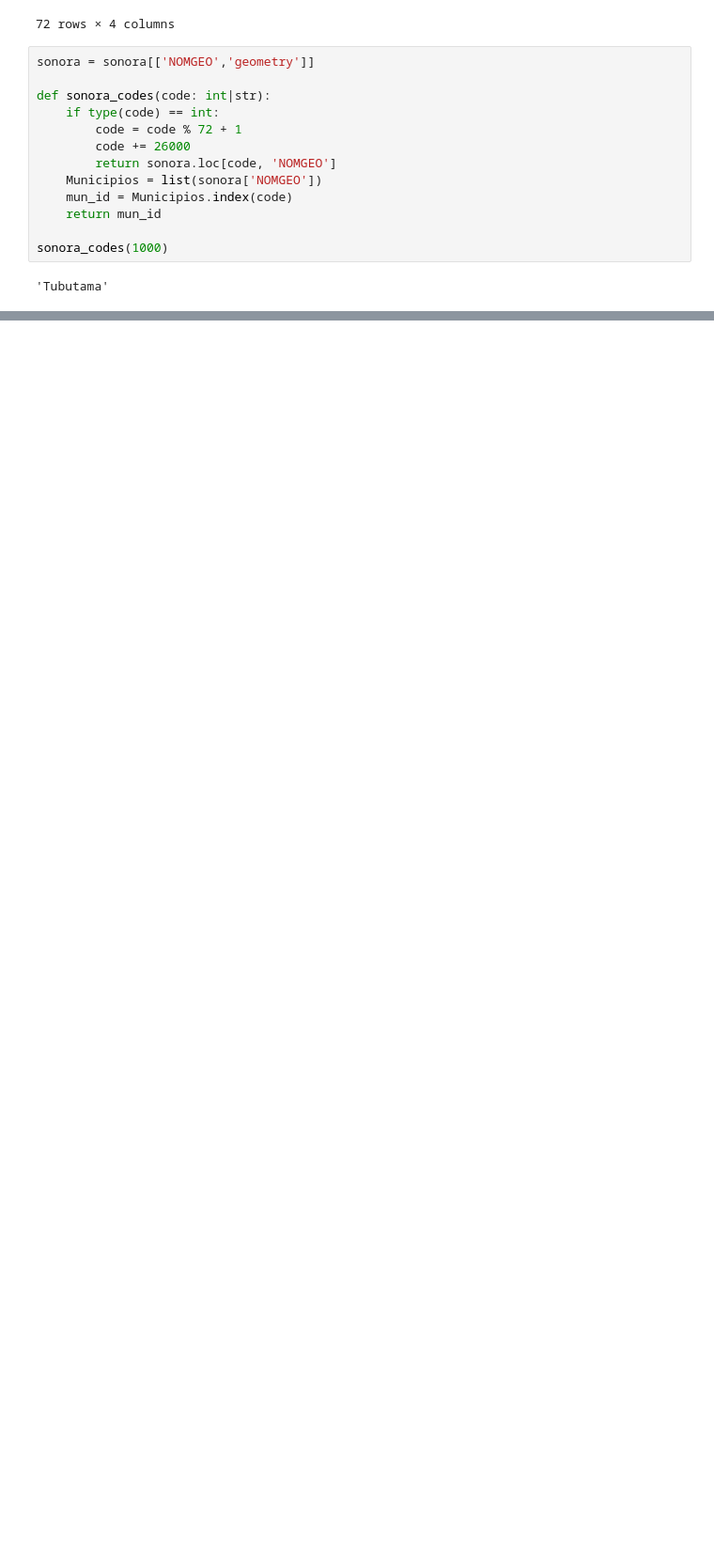
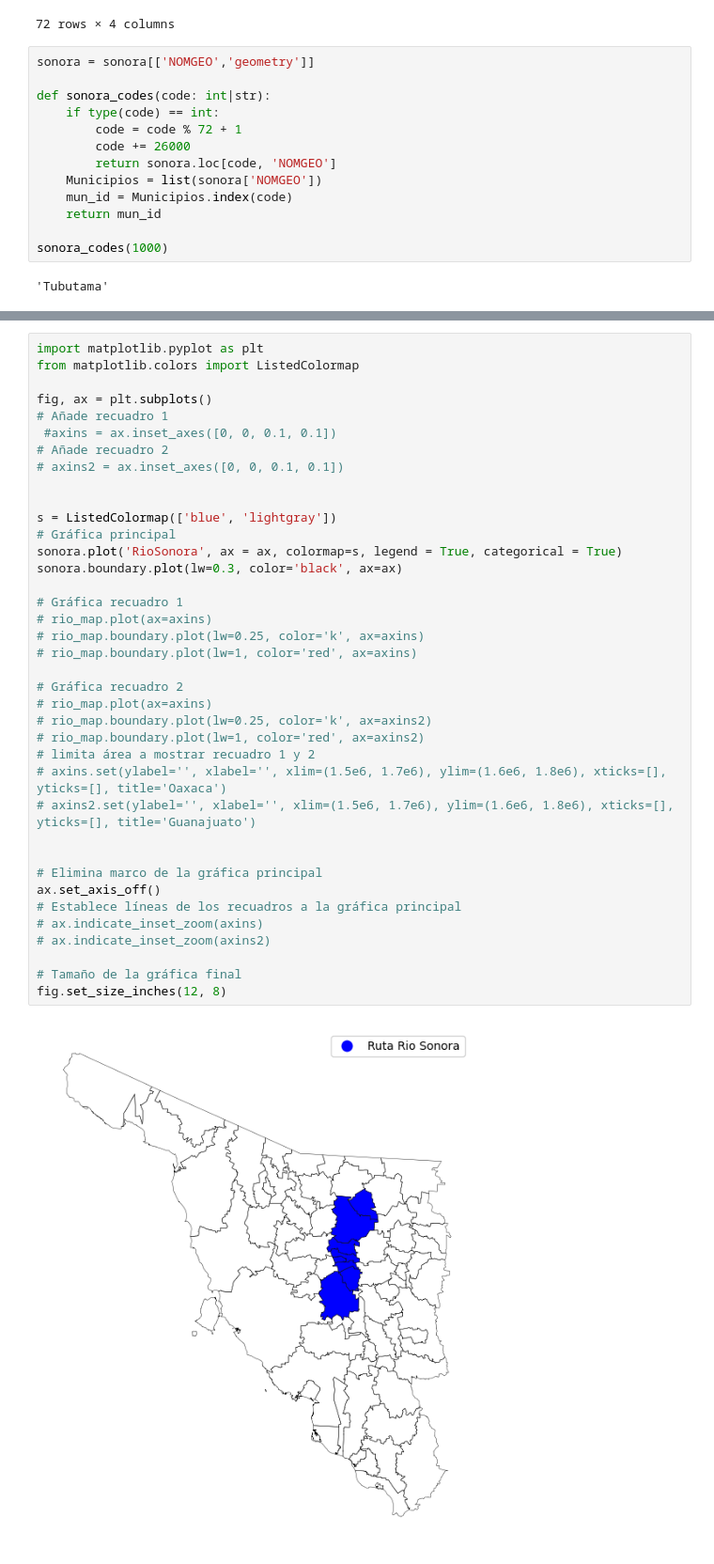
Before and after one commit to Dust1920/SIM26, a Jupyter notebook: visualization/maps_sonora.ipynb, the cells around one changed output, grey strips where cells are left out. Shown at 94% size. Cells and saved outputs as stored; diff of their text form; blank space fills up the shorter version.

```diff
--- a/visualization/maps_sonora.ipynb
+++ b/visualization/maps_sonora.ipynb
@@ -107,0 +133,40 @@ sonora_codes(1000)
+# %%
+import matplotlib.pyplot as plt
+from matplotlib.colors import ListedColormap
+
+fig, ax = plt.subplots()
+# Añade recuadro 1
+ #axins = ax.inset_axes([0, 0, 0.1, 0.1])
+# Añade recuadro 2
+# axins2 = ax.inset_axes([0, 0, 0.1, 0.1])
+
+
+s = ListedColormap(['blue', 'lightgray'])
+# Gráfica principal
+sonora.plot('RioSonora', ax = ax, colormap=s, legend = True, categorical = True)
+sonora.boundary.plot(lw=0.3, color='black', ax=ax)
+
+# Gráfica recuadro 1
+# rio_map.plot(ax=axins)
+# rio_map.boundary.plot(lw=0.25, color='k', ax=axins)
+# rio_map.boundary.plot(lw=1, color='red', ax=axins)
+
+# Gráfica recuadro 2
+# rio_map.plot(ax=axins)
+# rio_map.boundary.plot(lw=0.25, color='k', ax=axins2)
+# rio_map.boundary.plot(lw=1, color='red', ax=axins2)
+# limita área a mostrar recuadro 1 y 2
+# axins.set(ylabel='', xlabel='', xlim=(1.5e6, 1.7e6), ylim=(1.6e6, 1.8e6), xticks=[], yticks=[], title='Oaxaca')
+# axins2.set(ylabel='', xlabel='', xlim=(1.5e6, 1.7e6), ylim=(1.6e6, 1.8e6), xticks=[], yticks=[], title='Guanajuato')
+
+
+# Elimina marco de la gráfica principal
+ax.set_axis_off()
+# Establece líneas de los recuadros a la gráfica principal
+# ax.indicate_inset_zoom(axins)
+# ax.indicate_inset_zoom(axins2)
+
+# Tamaño de la gráfica final
+fig.set_size_inches(12, 8)
+# %% [output]
+[figure, added]
```
Also changed, not shown: parts of 4 cells of this notebook, 5 other files.
